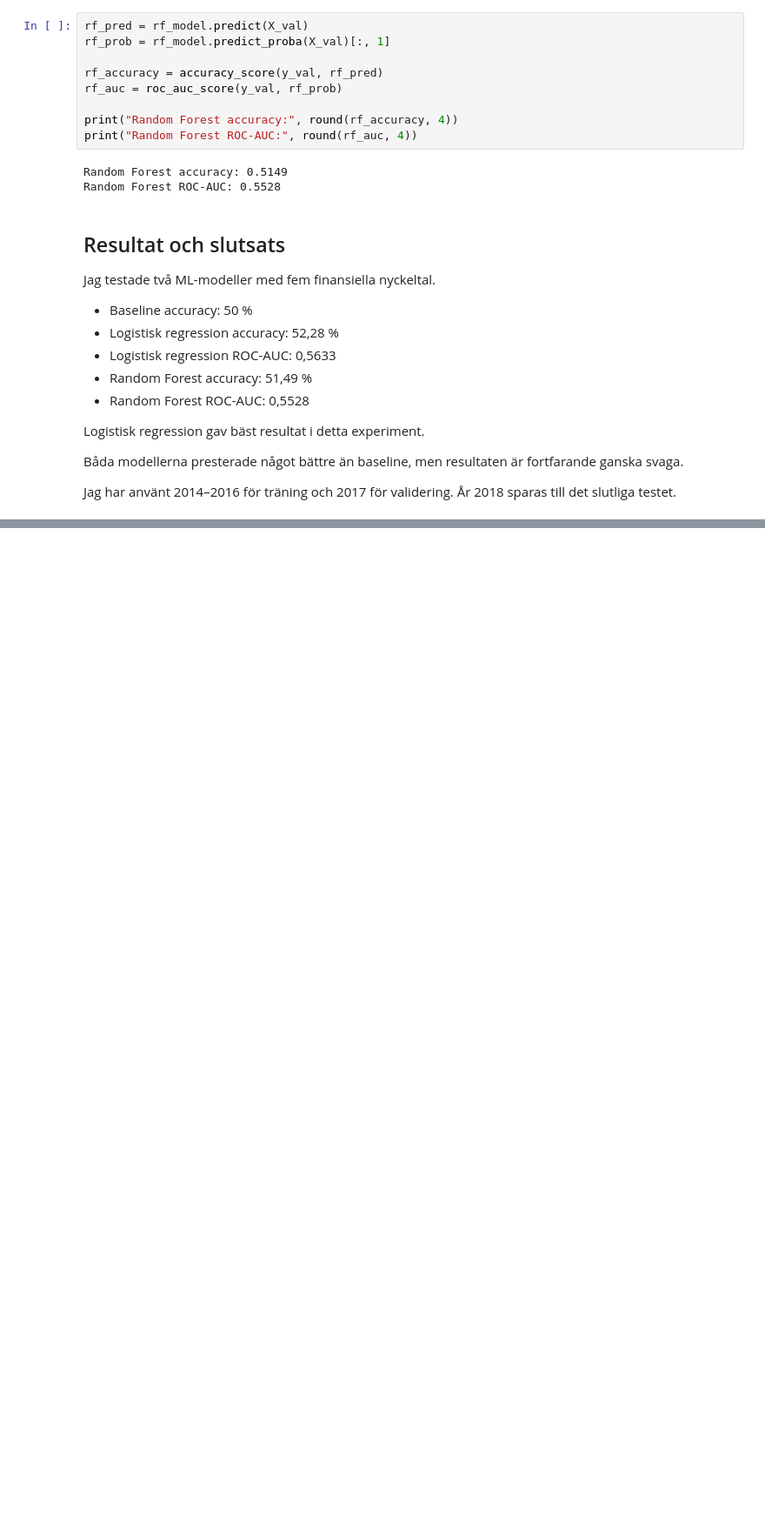
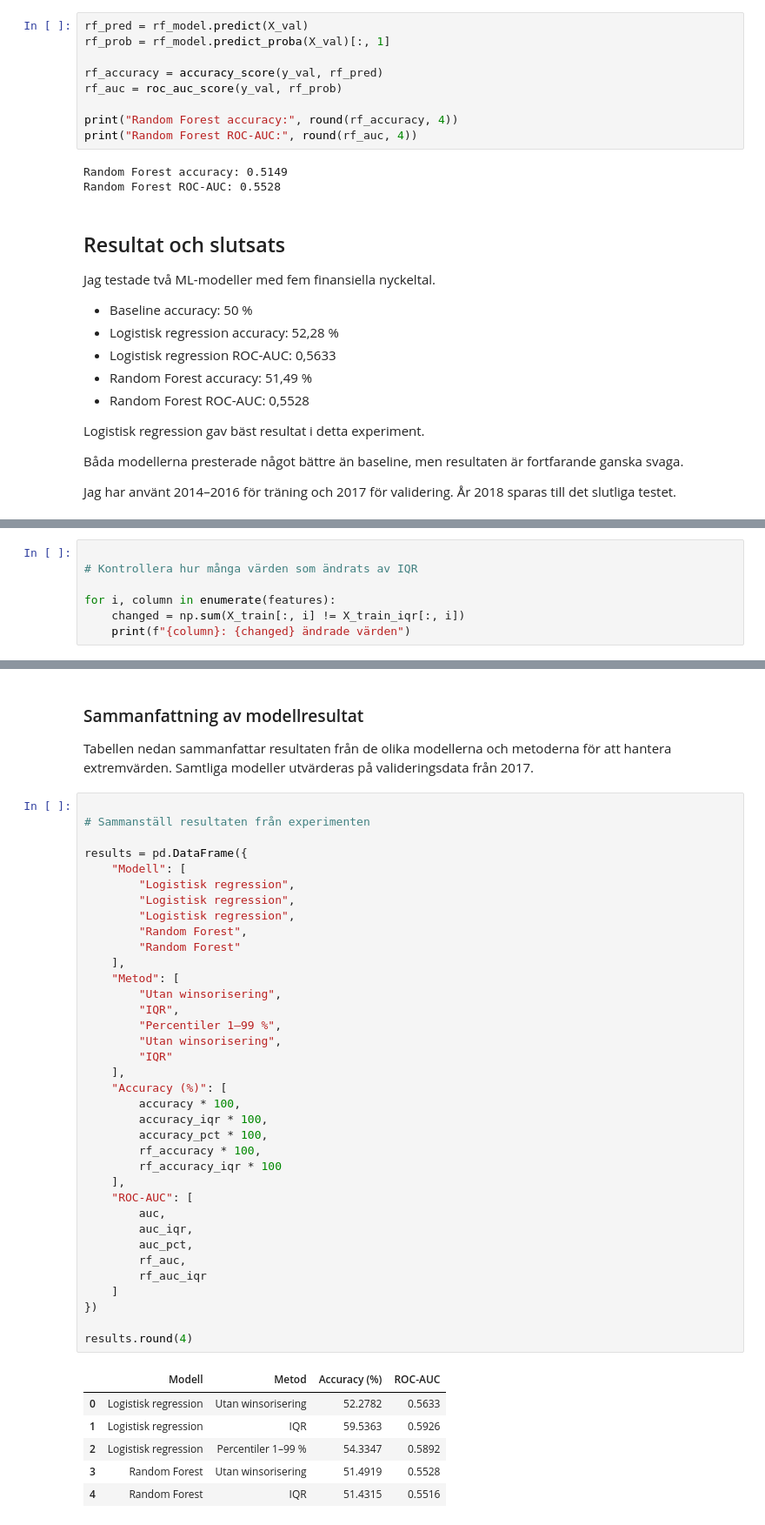
Before and after one commit to KevinCJohansson/ml-stock-ranking, a Jupyter notebook: notebooks/ml_henri.ipynb, the cells around one changed output, grey strips where cells are left out. Shown at 87% size. Saved outputs shown, nothing was run; the diff lists cells and outputs as text; blank space fills up the shorter version.

Commit message:
Add outlier analysis and winsorization experiments

```diff
--- a/notebooks/ml_henri.ipynb
+++ b/notebooks/ml_henri.ipynb
@@ -378,0 +551,7 @@ Jag har använt 2014–2016 för träning och 2017 för validering. År 2018 spa
+# %%
+
+# Kontrollera hur många värden som ändrats av IQR
+
+for i, column in enumerate(features):
+    changed = np.sum(X_train[:, i] != X_train_iqr[:, i])
+    print(f"{column}: {changed} ändrade värden")
@@ -378,0 +676,47 @@ Jag har använt 2014–2016 för träning och 2017 för validering. År 2018 spa
+# %% [markdown]
+### Sammanfattning av modellresultat
+
+Tabellen nedan sammanfattar resultaten från de olika modellerna och metoderna för att hantera extremvärden. Samtliga modeller utvärderas på valideringsdata från 2017.
+# %%
+
+# Sammanställ resultaten från experimenten
+
+results = pd.DataFrame({
+    "Modell": [
+        "Logistisk regression",
+        "Logistisk regression",
+        "Logistisk regression",
+        "Random Forest",
+        "Random Forest"
+    ],
+    "Metod": [
+        "Utan winsorisering",
+        "IQR",
+        "Percentiler 1–99 %",
+        "Utan winsorisering",
+        "IQR"
+    ],
+    "Accuracy (%)": [
+        accuracy * 100,
+        accuracy_iqr * 100,
+        accuracy_pct * 100,
+        rf_accuracy * 100,
+        rf_accuracy_iqr * 100
+    ],
+    "ROC-AUC": [
+        auc,
+        auc_iqr,
+        auc_pct,
+        rf_auc,
+        rf_auc_iqr
+    ]
+})
+
+results.round(4)
+# %% [output]
+|  | Modell | Metod | Accuracy (%) | ROC-AUC |
+| 0 | Logistisk regression | Utan winsorisering | 52.2782 | 0.5633 |
+| 1 | Logistisk regression | IQR | 59.5363 | 0.5926 |
+| 2 | Logistisk regression | Percentiler 1–99 % | 54.3347 | 0.5892 |
+| 3 | Random Forest | Utan winsorisering | 51.4919 | 0.5528 |
+| 4 | Random Forest | IQR | 51.4315 | 0.5516 |
```
Also changed, not shown: parts of 18 cells of this notebook.
